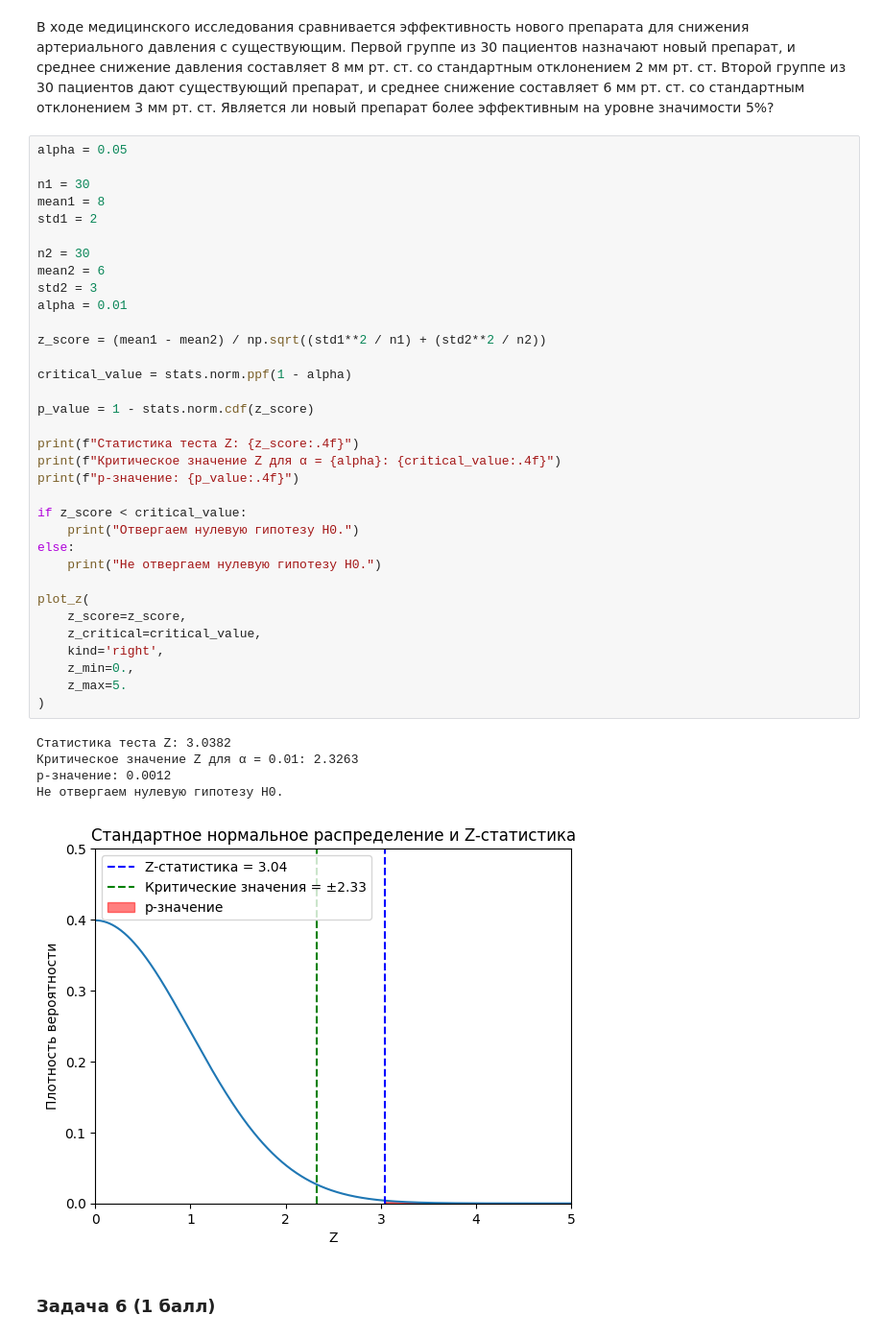
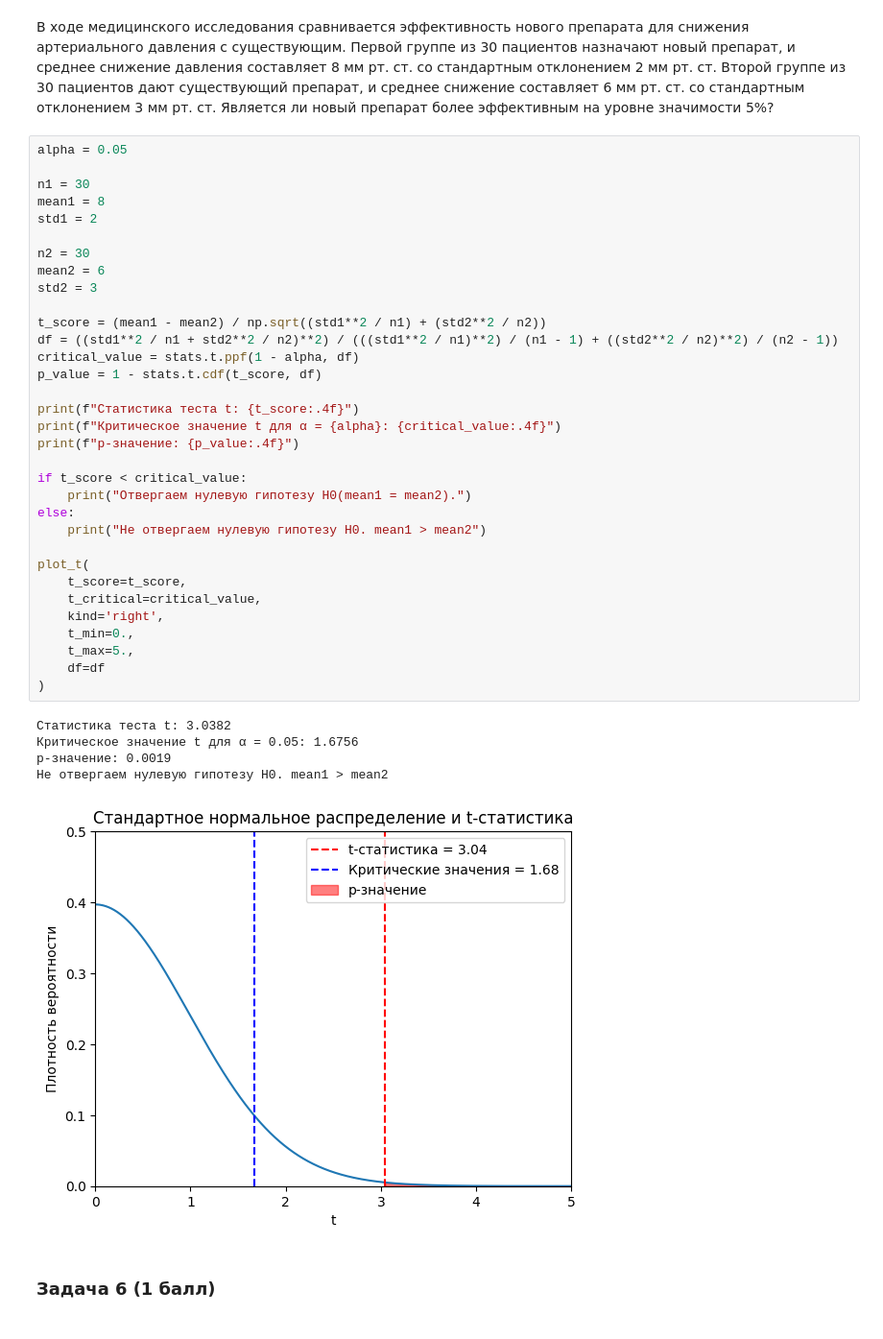
Before and after one commit to SpongeFrogy/Math_Statistics_ATH_2024, a Jupyter notebook: hw_3/ITMO_MathStat_HW_3.ipynb, the cells around one changed output. Shown at 96% size. Saved outputs shown, nothing was run; the diff lists cells and outputs as text.

```diff
--- a/hw_3/ITMO_MathStat_HW_3.ipynb
+++ b/hw_3/ITMO_MathStat_HW_3.ipynb
@@ -278,43 +284,42 @@ p-значение: 0.0062
 # %%
 alpha = 0.05
 
 n1 = 30
 mean1 = 8
 std1 = 2
 
 n2 = 30
 mean2 = 6
 std2 = 3
-alpha = 0.01
 
-z_score = (mean1 - mean2) / np.sqrt((std1**2 / n1) + (std2**2 / n2))
+t_score = (mean1 - mean2) / np.sqrt((std1**2 / n1) + (std2**2 / n2))
+df = ((std1**2 / n1 + std2**2 / n2)**2) / (((std1**2 / n1)**2) / (n1 - 1) + ((std2**2 / n2)**2) / (n2 - 1))
+critical_value = stats.t.ppf(1 - alpha, df)
+p_value = 1 - stats.t.cdf(t_score, df)
 
-critical_value = stats.norm.ppf(1 - alpha)
-
-p_value = 1 - stats.norm.cdf(z_score)
-
-print(f"Статистика теста Z: {z_score:.4f}")
-print(f"Критическое значение Z для α = {alpha}: {critical_value:.4f}")
+print(f"Статистика теста t: {t_score:.4f}")
+print(f"Критическое значение t для α = {alpha}: {critical_value:.4f}")
 print(f"p-значение: {p_value:.4f}")
 
-if z_score < critical_value:
-    print("Отвергаем нулевую гипотезу H0.")
+if t_score < critical_value:
+    print("Отвергаем нулевую гипотезу H0(mean1 = mean2).")
 else:
-    print("Не отвергаем нулевую гипотезу H0.")
+    print("Не отвергаем нулевую гипотезу H0. mean1 > mean2")
 
-plot_z(
-    z_score=z_score,
-    z_critical=critical_value,
+plot_t(
+    t_score=t_score,
+    t_critical=critical_value,
     kind='right',
-    z_min=0.,
-    z_max=5.
+    t_min=0.,
+    t_max=5.,
+    df=df
 )
 # %% [output]
-Статистика теста Z: 3.0382
-Критическое значение Z для α = 0.01: 2.3263
-p-значение: 0.0012
-Не отвергаем нулевую гипотезу H0.
+Статистика теста t: 3.0382
+Критическое значение t для α = 0.05: 1.6756
+p-значение: 0.0019
+Не отвергаем нулевую гипотезу H0. mean1 > mean2
-[figure, old version]
+[figure, new version]
 # %% [markdown]
 ### Задача 6 (1 балл)
 # %% [markdown]
```
Also changed, not shown: parts of 31 cells of this notebook.
